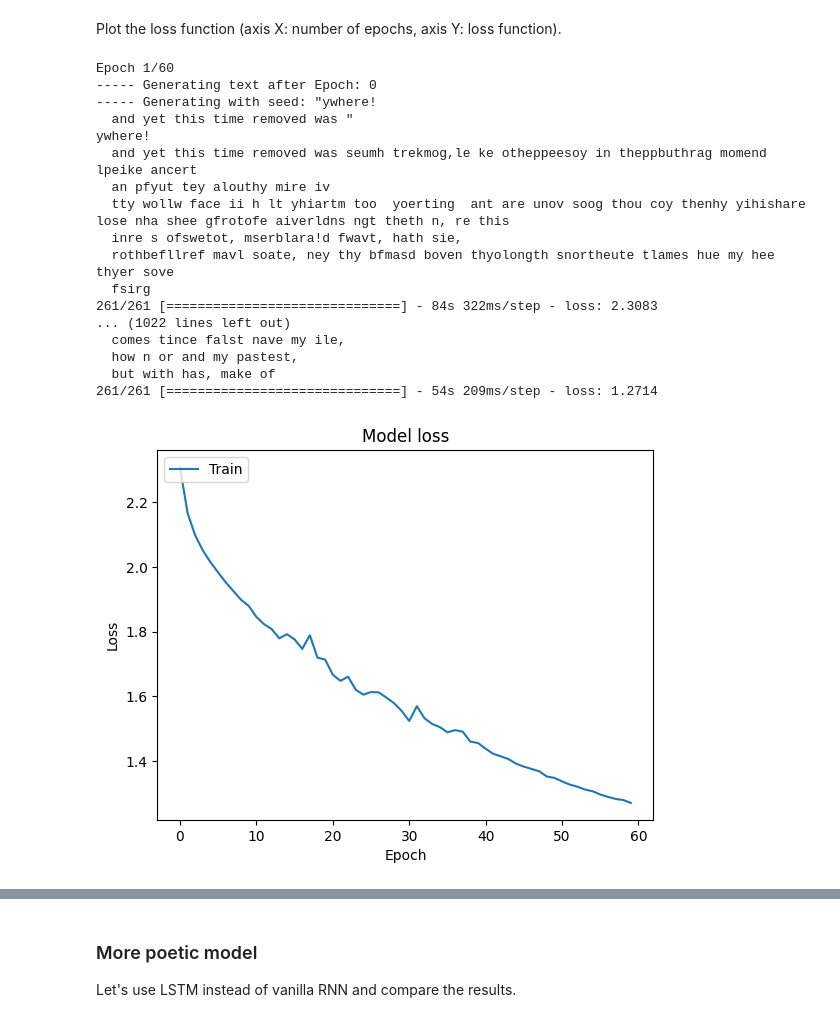
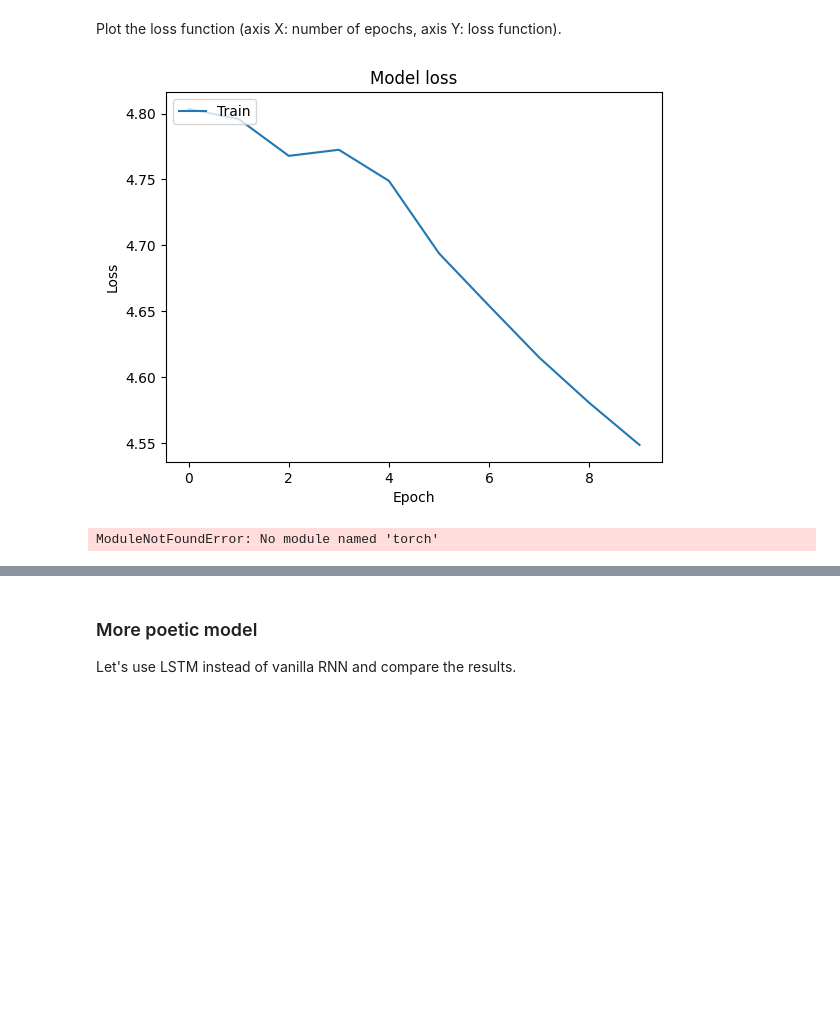
Before and after one commit to dk-miptedu/template-jupyter-notebook, a Jupyter notebook: Lab2_DL_part3_poetry-Kazanskiy_Dmitriy-01.ipynb, the cells around one changed output, grey strips where cells are left out. Saved outputs shown, nothing was run; the diff lists cells and outputs as text; code cells hidden in the pictures; blank space fills up the shorter version.

```diff
--- a/Lab2_DL_part3_poetry-Kazanskiy_Dmitriy-01.ipynb
+++ b/Lab2_DL_part3_poetry-Kazanskiy_Dmitriy-01.ipynb
@@ -89,3 +71,7 @@ onegin.txt          100%[===================>] 256.37K  --.-KB/s    in 0.02s
+# %%
+chars = sorted(set(text))  # Get a sorted list of all unique characters
+char_to_index = {ch: i for i, ch in enumerate(chars)}  # Character to index mapping
+index_to_char = {i: ch for i, ch in enumerate(chars)}  # Index to character mapping
 # %% [markdown]
 In opposite to the in-class practice, this time we want to predict complex text. Let's reduce the complexity of the task and lowercase all the symbols.
 
@@ -127,21 +126,11 @@ Let's use vanilla RNN, similar to the one created during the lesson.
 # %%
-import numpy as np
-import tensorflow as tf
-from tensorflow.keras.models import Sequential
-from tensorflow.keras.layers import Dense, SimpleRNN, Embedding
-from tensorflow.keras.callbacks import LambdaCallback
-import matplotlib.pyplot as plt
-
 # Assuming text is already loaded and preprocessed as in your snippet
 
 # Constants
 MAXLEN = 40  # Length of extracted character sequences
 STEP = 3  # Step size for moving the reading window
 
-# Prepare the text
-chars = sorted(list(set(text)))
-char_indices = dict((c, i) for i, c in enumerate(chars))
-indices_char = dict((i, c) for i, c in enumerate(chars))
+
 
 # Cut the text in semi-redundant sequences of MAXLEN characters
 sentences = []
@@ -149,15 +138,21 @@ next_chars = []
 for i in range(0, len(text) - MAXLEN, STEP):
     sentences.append(text[i: i + MAXLEN])
     next_chars.append(text[i + MAXLEN])
-
+sentences = [[item for item in sublist if item] for sublist in sentences]
 # One-hot encoding
 x = np.zeros((len(sentences), MAXLEN, len(chars)), dtype=np.bool_)
 y = np.zeros((len(sentences), len(chars)), dtype=np.bool_)
 for i, sentence in enumerate(sentences):
     for t, char in enumerate(sentence):
-        x[i, t, char_indices[char]] = True
-    y[i, char_indices[next_chars[i]]] = True
-
+        if char in char_to_index:  # Check if the char is in the dictionary
+            x[i, t, char_to_index[char]] = 1
+        else:
+            print(f"Missing character in dictionary: {char}")  # This will help identify any missing characters
+    next_char = next_chars[i]
+    if next_char in char_to_index:
+        y[i, char_to_index[next_char]] = 1
+    else:
+        print(f"Missing next character in dictionary: {next_char}")
 # Build the model: a single LSTM
 model = Sequential([
     SimpleRNN(128, input_shape=(MAXLEN, len(chars))),
@@ -208,0 +202,3 @@ ModuleNotFoundError: No module named 'tensorflow'
+# %%
+
+history = model.fit(x, y, batch_size=128, epochs=10)
@@ -211,43 +229,23 @@ Plot the loss function (axis X: number of epochs, axis Y: loss function).
 # %%
 import sys
 # Your plot code here
-history = model.fit(x, y,
-          batch_size=128,
-          epochs=60,
-          callbacks=[print_callback])
+#history = model.fit(x, y, batch_size=128, epochs=30, callbacks=[print_callback])
 
 # Plotting the loss
 plt.plot(history.history['loss'])
 plt.title('Model loss')
 plt.ylabel('Loss')
 plt.xlabel('Epoch')
 plt.legend(['Train'], loc='upper left')
 plt.show()
 # %% [output]
-Epoch 1/60
------ Generating text after Epoch: 0
------ Generating with seed: "ywhere!
-  and yet this time removed was "
-ywhere!
-  and yet this time removed was seumh trekmog,le ke otheppeesoy in theppbuthrag momend lpeike ancert
-  an pfyut tey alouthy mire iv
-  tty wollw face ii h lt yhiartm too  yoerting  ant are unov soog thou coy thenhy yihishare lose nha shee gfrotofe aiverldns ngt theth n, re this
-  inre s ofswetot, mserblara!d fwavt, hath sie,
-  rothbefllref mavl soate, ney thy bfmasd boven thyolongth snortheute tlames hue my hee thyer sove
-  fsirg
-261/261 [==============================] - 84s 322ms/step - loss: 2.3083
-... (1022 lines left out)
-  comes tince falst nave my ile,
-  how n or and my pastest,
-  but with has, make of
-261/261 [==============================] - 54s 209ms/step - loss: 1.2714
-[figure, old version]
+[figure, new version]
 # %%
 import torch
 import torch.nn.functional as F
 import numpy as np
 
-def generate_sample(char_rnn, seed_phrase=' Hello', max_length=100, temperature=1.0, token_to_idx=None, idx_to_token=None):
+def generate_sample(char_rnn, seed_phrase=' Правил', max_length=100, temperature=1.0, token_to_idx=None, idx_to_token=None):
     '''
     Generates text given a phrase of length at least SEQ_LENGTH.
 
@@ -282,6 +280,8 @@ def generate_sample(char_rnn, seed_phrase=' Hello', max_length=100, temperature=
 
 # Example usage (assuming you have a trained model 'char_rnn', and dictionaries 'token_to_idx', 'idx_to_token'):
 # print(generate_sample(char_rnn, seed_phrase=" Hello", max_length=100, temperature=0.5, token_to_idx=token_to_idx, idx_to_token=idx_to_token))
+# %% [output]
+ModuleNotFoundError: No module named 'torch'
 # %%
 def generate_text(model, char_to_index, indices_char, seed_phrase="Hello", length=500, temperature=0.2):
     """
```
Also changed, not shown: parts of 18 cells of this notebook, 3 other files.
